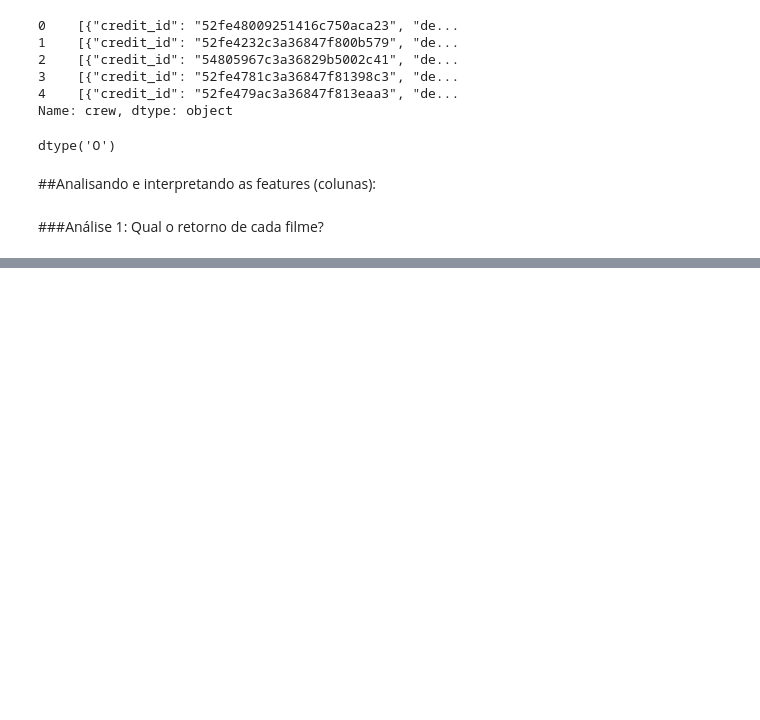
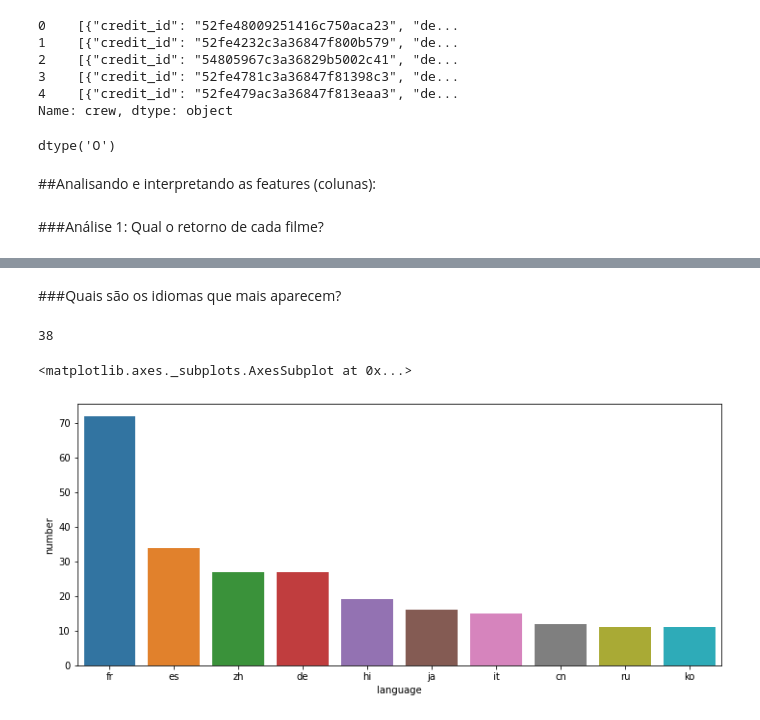
Before and after one commit to dansal0807/movie-recommendation, a Jupyter notebook: Datasets - Coleta de dados/Movie_recommendation(análise e exploração de dados).ipynb, the cells around one changed output, grey strips where cells are left out. Saved outputs shown, nothing was run; the diff lists cells and outputs as text; code cells hidden in the pictures; blank space fills up the shorter version.

```diff
--- a/Datasets - Coleta de dados/Movie_recommendation(análise e exploração de dados).ipynb
+++ b/Datasets - Coleta de dados/Movie_recommendation(análise e exploração de dados).ipynb
@@ -931,0 +1069,2 @@ df["return"].describe().round(2)
+# %%
+df['year'] = df['year'].apply(lambda x: int(x))
@@ -931,0 +1124,17 @@ df["return"].describe().round(2)
+# %% [markdown]
+###Quais são os idiomas que mais aparecem?
+# %%
+lang_df = pd.DataFrame(df["original_language"].value_counts())
+lang_df["language"] = lang_df.index
+lang_df.columns = ["number", 'language']
+lang_df.head()
+# %%
+df["original_language"].nunique()
+# %% [output]
+38
+# %%
+plt.figure(figsize=(12,5))
+sns.barplot(x = "language", y = "number", data=lang_df[1:11])
+# %% [output]
+<matplotlib.axes._subplots.AxesSubplot at 0x...>
+[figure, added]
```
Also changed, not shown: parts of 38 cells of this notebook.
